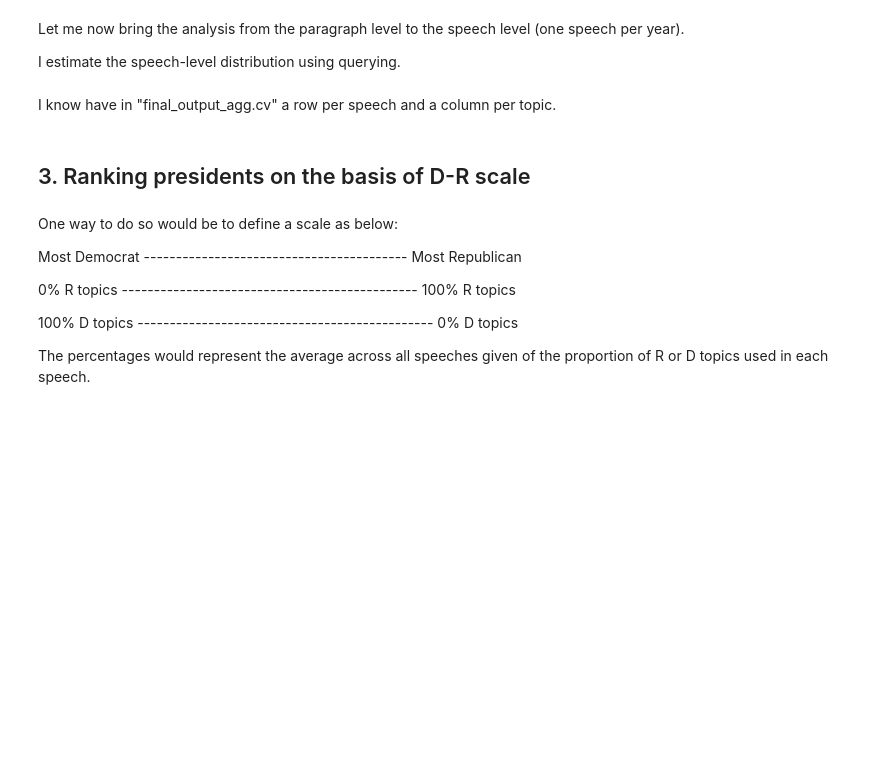
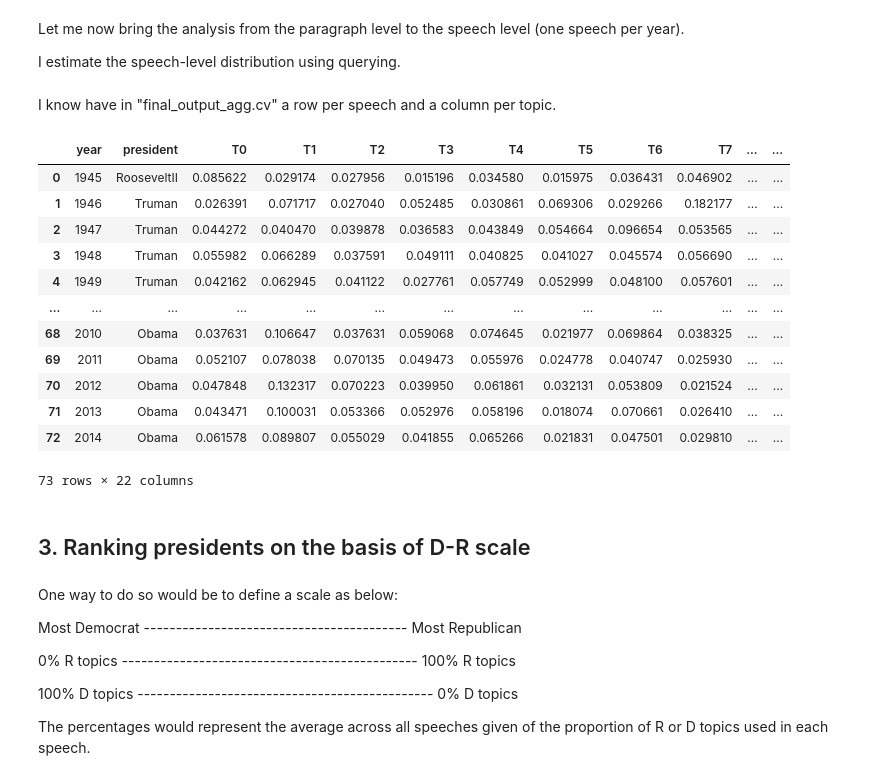
Before and after one commit to mearoche/text-mining-tutorial, a Jupyter notebook: Ass3.ipynb, the cells around one changed output. Saved outputs shown, nothing was run; the diff lists cells and outputs as text; code cells hidden in the pictures; blank space fills up the shorter version.

```diff
--- a/Ass3.ipynb
+++ b/Ass3.ipynb
@@ -306,3 +306,22 @@ aggdata = pd.DataFrame(dt_query,index=aggspeeches.index,columns=['T' + str(i) fo
 aggdata.to_csv("final_output_agg.csv") # Obtain final dataset
 # %% [markdown]
 I know have in "final_output_agg.cv" a row per speech and a column per topic.
+# %%
+# Verify the proportion of Democrat and Republican speechs in the sample
+final_data = pd.read_csv("final_output_agg.csv")
+# %%
+final_data # Check the data
+# %% [output]
+|  | year | president | T0 | T1 | T2 | T3 | T4 | T5 | T6 | T7 | ... | ... |
+| 0 | 1945 | RooseveltII | 0.085622 | 0.029174 | 0.027956 | 0.015196 | 0.034580 | 0.015975 | 0.036431 | 0.046902 | ... | ... |
+| 1 | 1946 | Truman | 0.026391 | 0.071717 | 0.027040 | 0.052485 | 0.030861 | 0.069306 | 0.029266 | 0.182177 | ... | ... |
+| 2 | 1947 | Truman | 0.044272 | 0.040470 | 0.039878 | 0.036583 | 0.043849 | 0.054664 | 0.096654 | 0.053565 | ... | ... |
+| 3 | 1948 | Truman | 0.055982 | 0.066289 | 0.037591 | 0.049111 | 0.040825 | 0.041027 | 0.045574 | 0.056690 | ... | ... |
+| 4 | 1949 | Truman | 0.042162 | 0.062945 | 0.041122 | 0.027761 | 0.057749 | 0.052999 | 0.048100 | 0.057601 | ... | ... |
+| ... | ... | ... | ... | ... | ... | ... | ... | ... | ... | ... | ... | ... |
+| 68 | 2010 | Obama | 0.037631 | 0.106647 | 0.037631 | 0.059068 | 0.074645 | 0.021977 | 0.069864 | 0.038325 | ... | ... |
+| 69 | 2011 | Obama | 0.052107 | 0.078038 | 0.070135 | 0.049473 | 0.055976 | 0.024778 | 0.040747 | 0.025930 | ... | ... |
+| 70 | 2012 | Obama | 0.047848 | 0.132317 | 0.070223 | 0.039950 | 0.061861 | 0.032131 | 0.053809 | 0.021524 | ... | ... |
+| 71 | 2013 | Obama | 0.043471 | 0.100031 | 0.053366 | 0.052976 | 0.058196 | 0.018074 | 0.070661 | 0.026410 | ... | ... |
+| 72 | 2014 | Obama | 0.061578 | 0.089807 | 0.055029 | 0.041855 | 0.065266 | 0.021831 | 0.047501 | 0.029810 | ... | ... |
+73 rows × 22 columns
```
Also changed, not shown: parts of 1 cell of this notebook.
